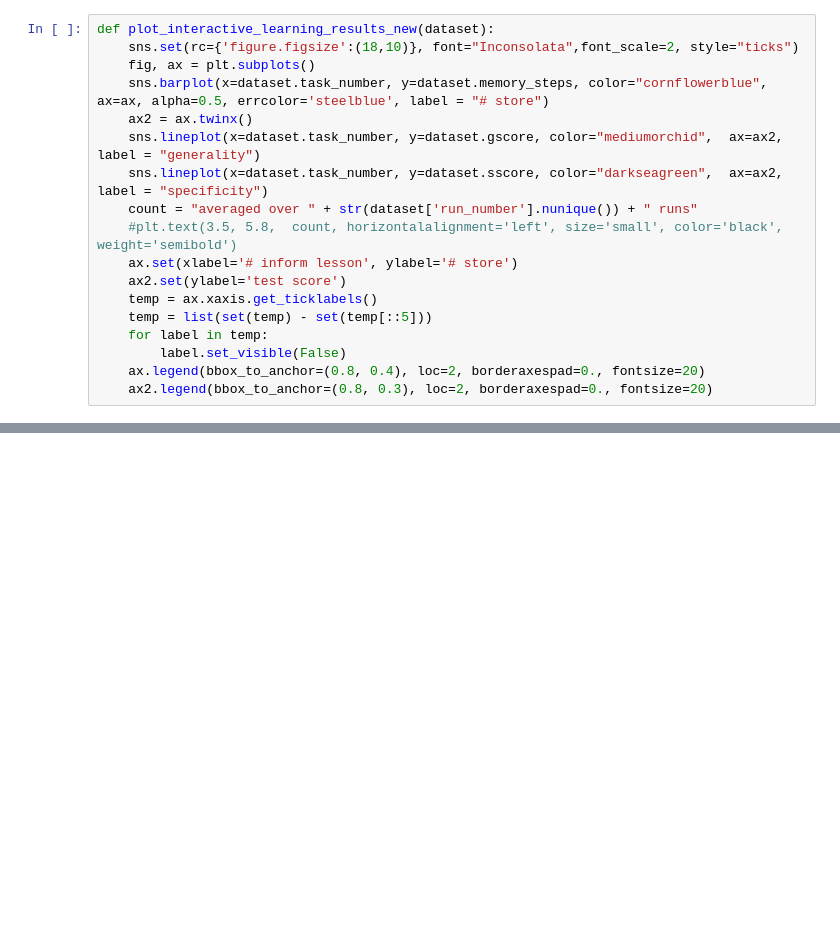
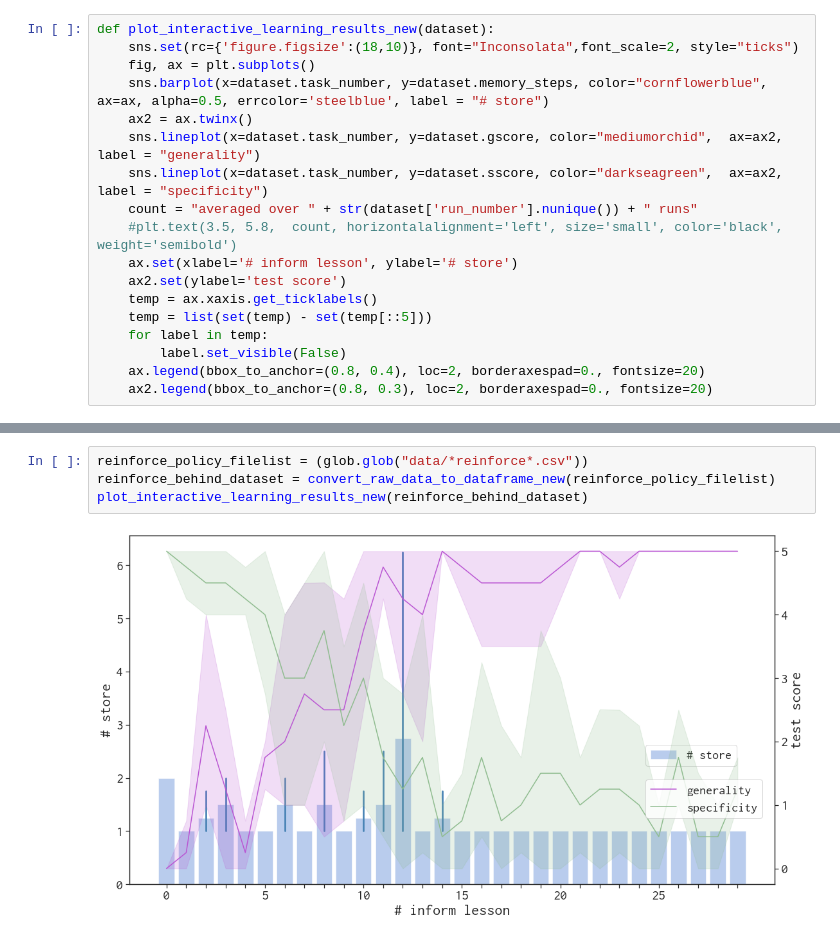
Before and after one commit to ComplexCollaborativeAgents/aileenOG, a Jupyter notebook: experiments/analysis/november2020/analysis.ipynb, the cells around one changed output, grey strips where cells are left out. Drawn from its saved outputs; the diff is of its cells as text; blank space fills up the shorter version.

```diff
--- a/experiments/analysis/november2020/analysis.ipynb
+++ b/experiments/analysis/november2020/analysis.ipynb
@@ -52,3 +52,9 @@ behind_dataset = convert_raw_data_to_dataframe_new(filelist)
 plot_interactive_learning_results_new(behind_dataset)
 # %% [output]
 [figure]
+# %%
+reinforce_policy_filelist = (glob.glob("data/*reinforce*.csv"))
+reinforce_behind_dataset = convert_raw_data_to_dataframe_new(reinforce_policy_filelist)
+plot_interactive_learning_results_new(reinforce_behind_dataset)
+# %% [output]
+[figure, added]
```
Also changed, not shown: parts of 1 cell of this notebook, 3 other files.
